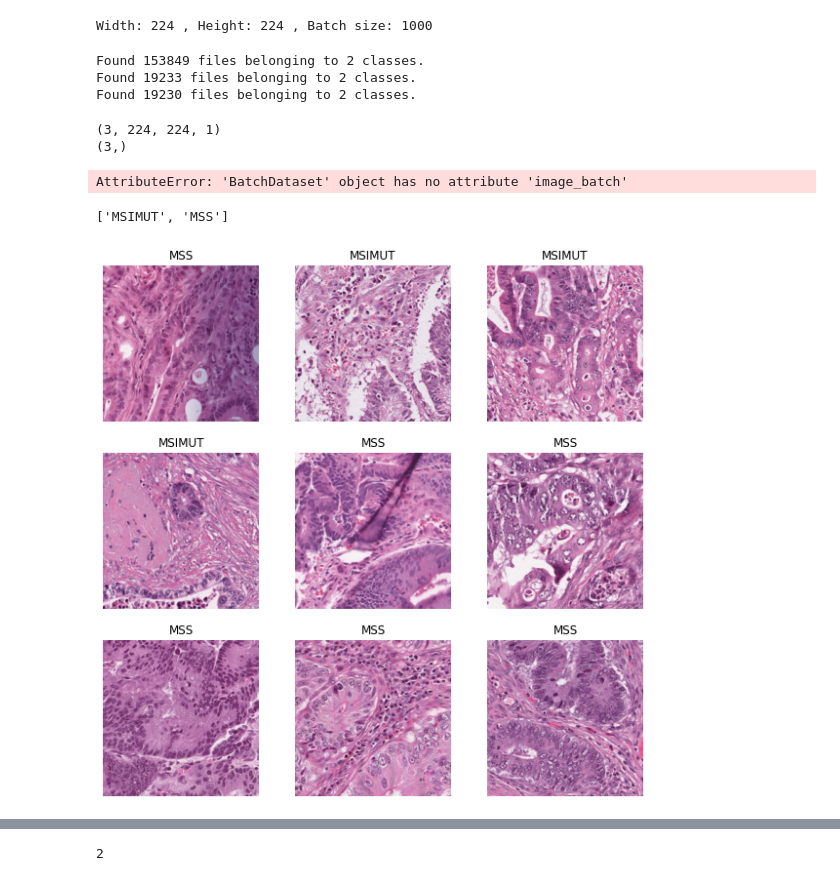
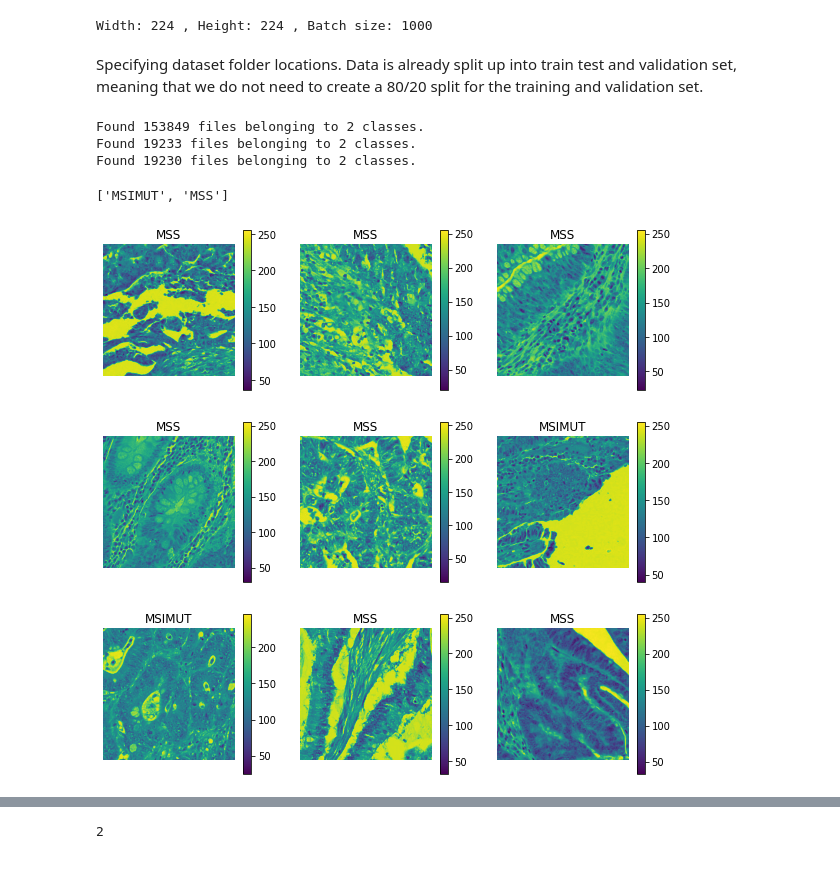
Before and after one commit to Bernold1/Gastrointestinal-Cancer-MSI-MSS-Prediction, a Jupyter notebook: slutprojek-tf.ipynb, the cells around one changed output, grey strips where cells are left out. Cells and saved outputs as stored; diff of their text form; code cells hidden in the pictures.

```diff
--- a/slutprojek-tf.ipynb
+++ b/slutprojek-tf.ipynb
@@ -62,6 +85,9 @@ batch_size = 1000
 print("Width:" , width , ", Height:" , height , ", Batch size:" , batch_size)
 # %% [output]
 Width: 224 , Height: 224 , Batch size: 1000
+# %% [markdown]
+Specifying dataset folder locations. Data is already split up into train test and validation set, <br>
+ meaning that we do not need to create a 80/20 split for the training and validation set.
 # %%
 training_set_dir = os.path.join(DATA_PATH, 'train')
 training_root = pathlib.Path(training_set_dir)
@@ -103,16 +129,6 @@ val_ds = tf.keras.preprocessing.image_dataset_from_directory(validation_root,
 Found 153849 files belonging to 2 classes.
 Found 19233 files belonging to 2 classes.
 Found 19230 files belonging to 2 classes.
-# %%
-for image_batch, labels_batch in train_ds:
-  print(image_batch.shape)
-  print(labels_batch.shape)
-  break
-print(train_ds.image_batch.shape)
-# %% [output]
-(3, 224, 224, 1)
-(3,)
-AttributeError: 'BatchDataset' object has no attribute 'image_batch'
 # %%
 class_names = train_ds.class_names
 print(class_names)
@@ -121,12 +137,13 @@ print(class_names)
 # %%
 #Takes 9 random images from training set displaying MSS and MSIMUT images
 plt.figure(figsize=(10, 10))
 for images, labels in train_ds.take(1):
   for i in range(9):
     ax = plt.subplot(3, 3, i + 1)
     plt.imshow(images[i].numpy().astype("uint8"))
+    plt.colorbar()
     plt.title(class_names[labels[i]])
     plt.axis("off")
 # %% [output]
-[figure, old version]
+[figure, new version]
 # %%
```
Also changed, not shown: parts of 14 cells of this notebook.
